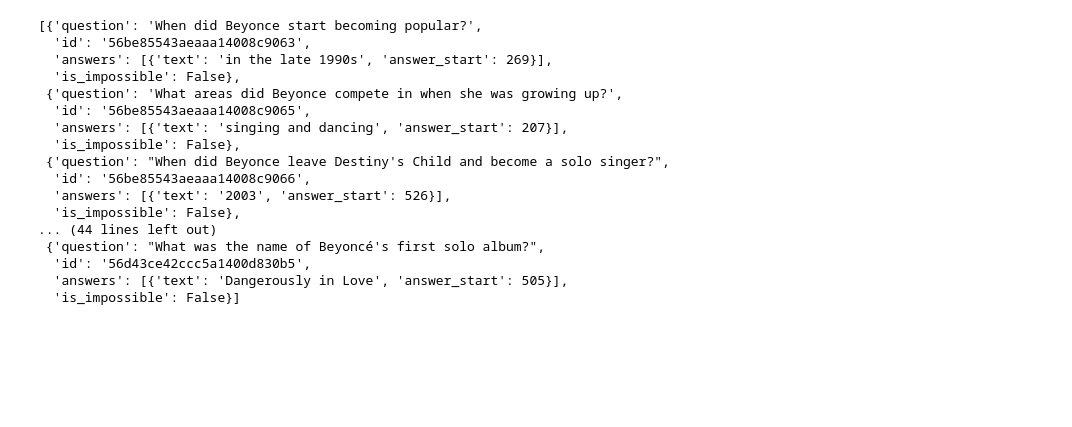
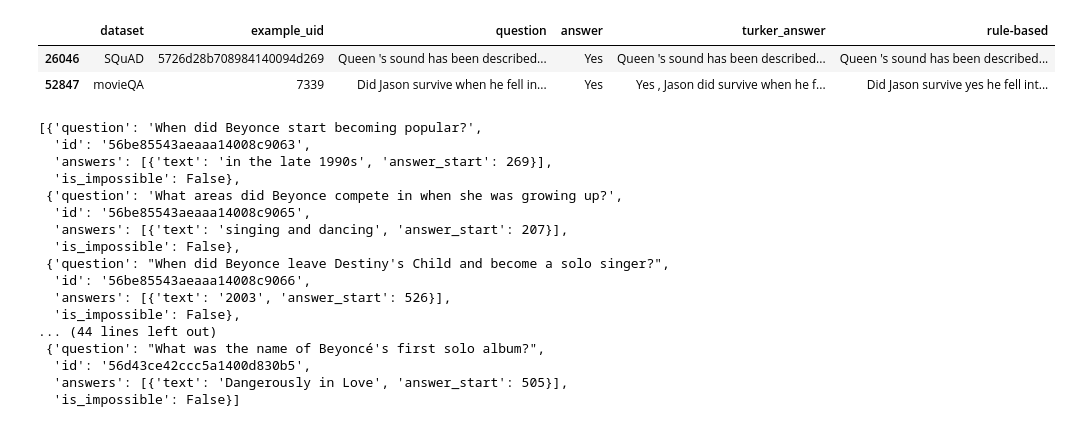
Before and after one commit to fractalego/bot_journal, a Jupyter notebook: notebooks/EDA-questions_to_statements.ipynb, the cells around one changed output. Cells and saved outputs as stored; diff of their text form; code cells hidden in the pictures; blank space fills up the shorter version.

```diff
--- a/notebooks/EDA-questions_to_statements.ipynb
+++ b/notebooks/EDA-questions_to_statements.ipynb
@@ -23,3 +11,9 @@ questions_train
+# %%
+questions_train[questions_train.answer == 'Yes']
+# %% [output]
+|  | dataset | example_uid | question | answer | turker_answer | rule-based |
+| 26046 | SQuAD | 5726d28b708984140094d269 | Queen 's sound has been described... | Yes | Queen 's sound has been described... | Queen 's sound has been described... |
+| 52847 | movieQA | 7339 | Did Jason survive when he fell in... | Yes | Yes , Jason did survive when he f... | Did Jason survive yes he fell int... |
 # %%
 squad2_train = json.load(open('../data/train-v2.0.json'))
 squad2_dev = json.load(open('../data/dev-v2.0.json'))
```
Also changed, not shown: parts of 8 cells of this notebook, 4 other files.
